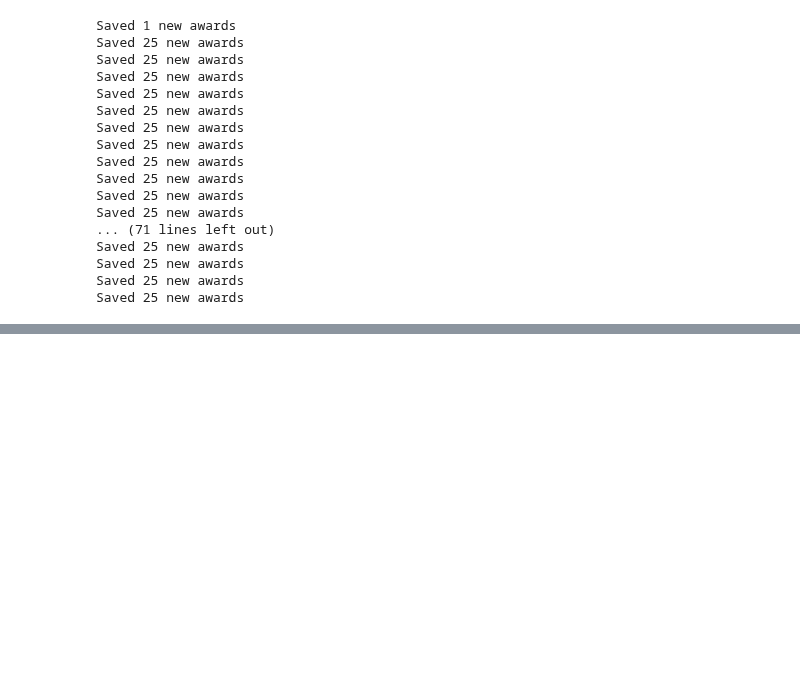
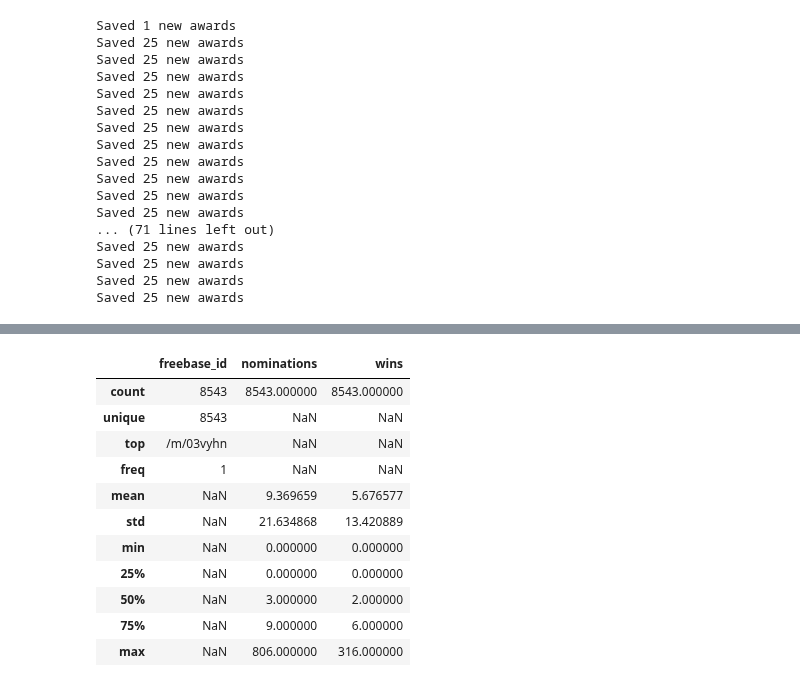
Before and after one commit to epfl-ada/ada-2023-project-radatouille, a Jupyter notebook: awards_scrap.ipynb, the cells around one changed output, grey strips where cells are left out. Cells and saved outputs as stored; diff of their text form; code cells hidden in the pictures; blank space fills up the shorter version.

```diff
--- a/awards_scrap.ipynb
+++ b/awards_scrap.ipynb
@@ -108,0 +123,15 @@ df.to_csv("data/scrap/imdb_awards.csv", index=False)
+# %%
+df.describe(include="all")
+# %% [output]
+|  | freebase_id | nominations | wins |
+| count | 8543 | 8543.000000 | 8543.000000 |
+| unique | 8543 | NaN | NaN |
+| top | /m/03vyhn | NaN | NaN |
+| freq | 1 | NaN | NaN |
+| mean | NaN | 9.369659 | 5.676577 |
+| std | NaN | 21.634868 | 13.420889 |
+| min | NaN | 0.000000 | 0.000000 |
+| 25% | NaN | 0.000000 | 0.000000 |
+| 50% | NaN | 3.000000 | 2.000000 |
+| 75% | NaN | 9.000000 | 6.000000 |
+| max | NaN | 806.000000 | 316.000000 |
```
Also changed, not shown: parts of 3 cells of this notebook.
